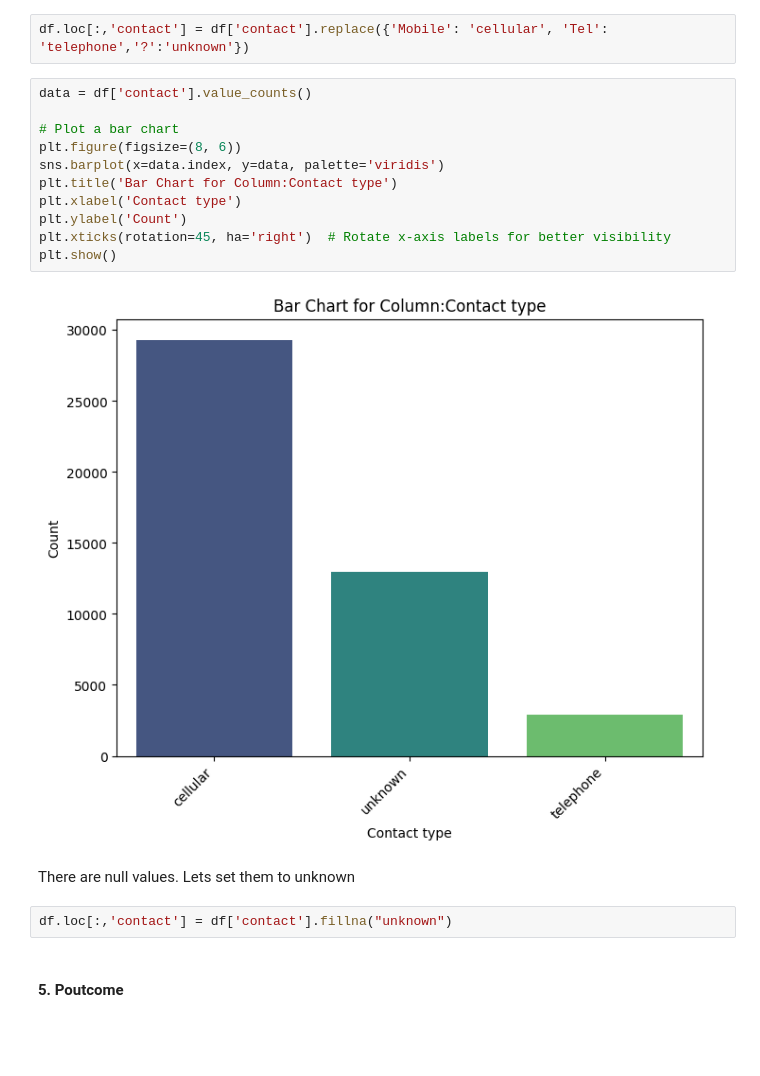
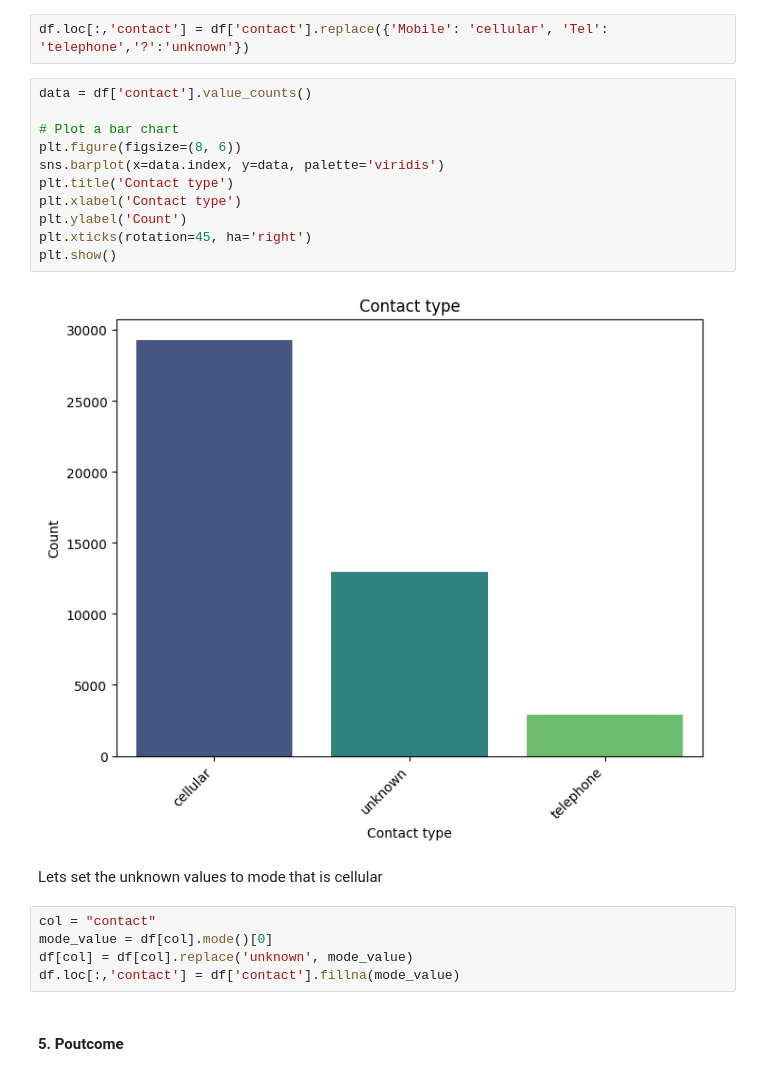
Before and after one commit to amirtha19/Customer-prediction-with-MLOps, a Jupyter notebook: assignment.ipynb, the cells around one changed output. Drawn from its saved outputs; the diff is of its cells as text; blank space fills up the shorter version.

```diff
--- a/assignment.ipynb
+++ b/assignment.ipynb
@@ -198,20 +214,23 @@ df.loc[:,'contact'] = df['contact'].replace({'Mobile': 'cellular', 'Tel': 'telep
 # %%
 data = df['contact'].value_counts()
 
 # Plot a bar chart
 plt.figure(figsize=(8, 6))
 sns.barplot(x=data.index, y=data, palette='viridis')
-plt.title('Bar Chart for Column:Contact type')
+plt.title('Contact type')
 plt.xlabel('Contact type')
 plt.ylabel('Count')
-plt.xticks(rotation=45, ha='right')  # Rotate x-axis labels for better visibility
+plt.xticks(rotation=45, ha='right')
 plt.show()
 # %% [output]
-[figure, old version]
+[figure, new version]
-# %% [markdown]
-There are null values. Lets set them to unknown
-# %%
-df.loc[:,'contact'] = df['contact'].fillna("unknown")
+# %% [markdown]
+Lets set the unknown values to mode that is cellular
+# %%
+col = "contact"
+mode_value = df[col].mode()[0]
+df[col] = df[col].replace('unknown', mode_value)
+df.loc[:,'contact'] = df['contact'].fillna(mode_value)
 # %% [markdown]
 #### 5. Poutcome
 # %%
```
Also changed, not shown: parts of 97 cells of this notebook.
